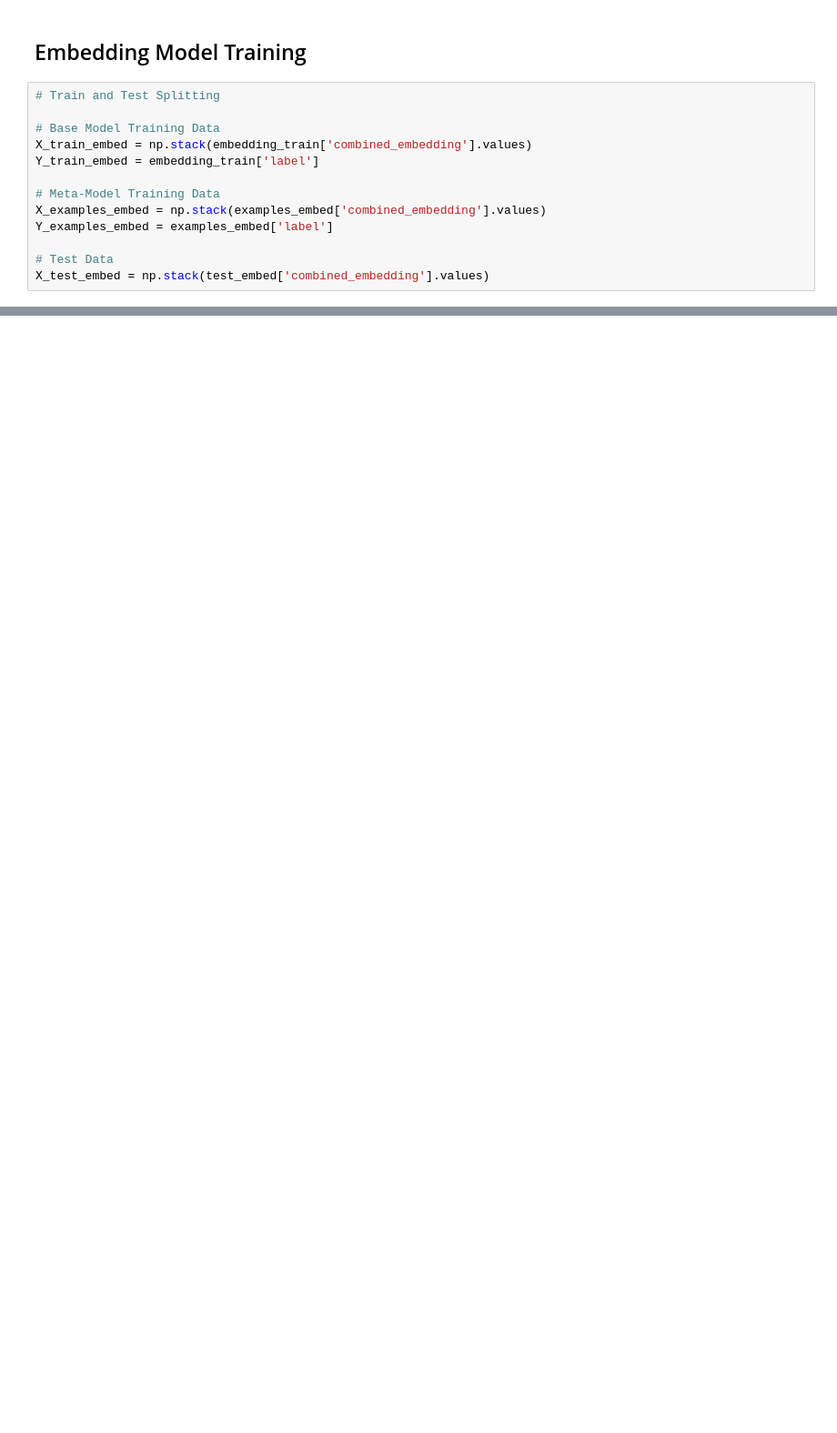
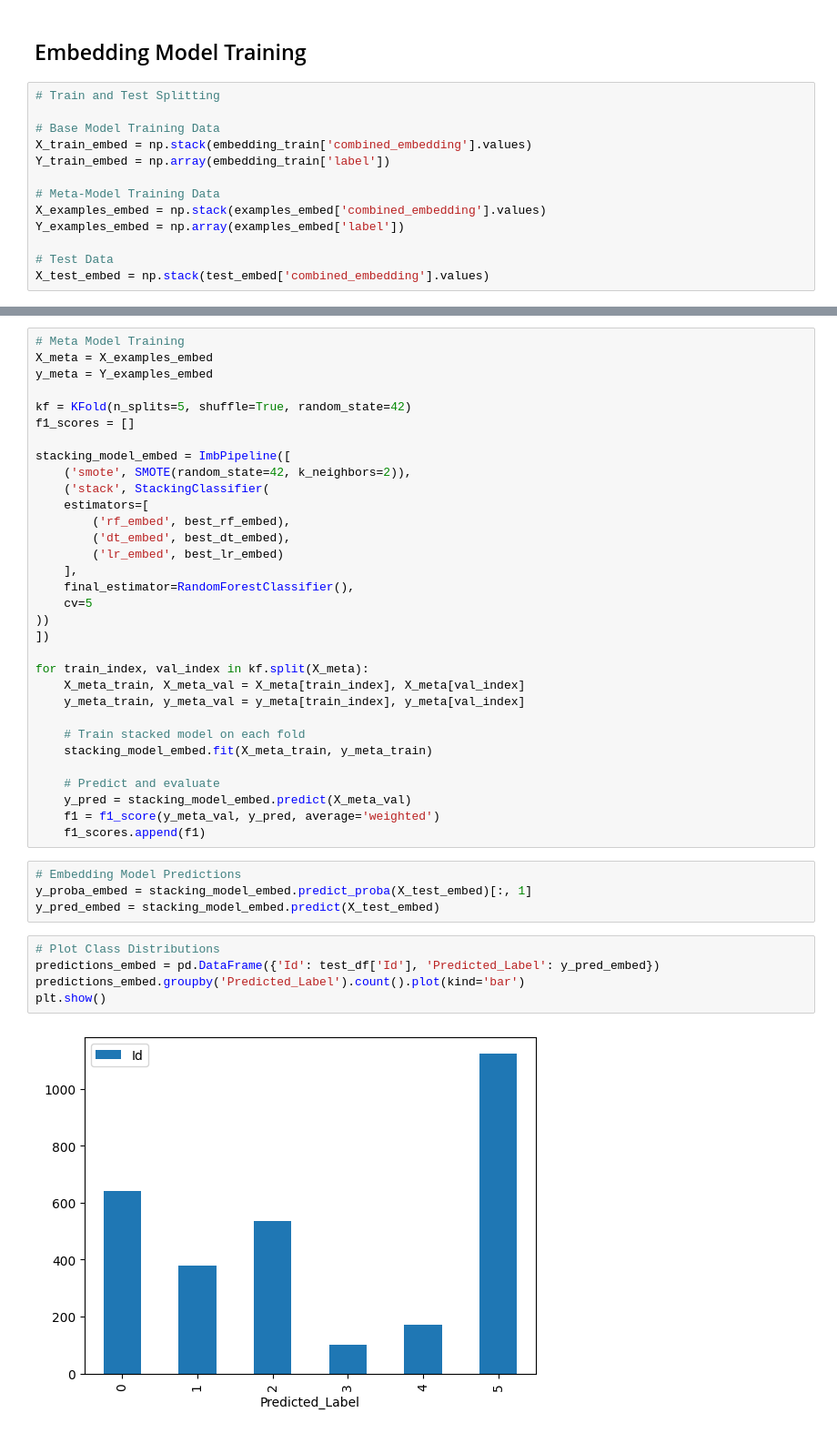
Before and after one commit to Hrishi-Salitri/data4good_competition, a Jupyter notebook: Num_Free.ipynb, the cells around one changed output, grey strips where cells are left out. Shown: that part at 91% size. Drawn from its saved outputs; the diff is of its cells as text; blank space fills up the shorter version.

```diff
--- a/Num_Free.ipynb
+++ b/Num_Free.ipynb
@@ -395,11 +395,11 @@ plt.show()
 
 # Base Model Training Data
 X_train_embed = np.stack(embedding_train['combined_embedding'].values)
-Y_train_embed = embedding_train['label']
+Y_train_embed = np.array(embedding_train['label'])
 
 # Meta-Model Training Data
 X_examples_embed = np.stack(examples_embed['combined_embedding'].values)
-Y_examples_embed = examples_embed['label']
+Y_examples_embed = np.array(examples_embed['label'])
 
 # Test Data
 X_test_embed = np.stack(test_embed['combined_embedding'].values)
@@ -405,0 +492,43 @@ X_test_embed = np.stack(test_embed['combined_embedding'].values)
+# %%
+# Meta Model Training
+X_meta = X_examples_embed
+y_meta = Y_examples_embed
+
+kf = KFold(n_splits=5, shuffle=True, random_state=42)
+f1_scores = []
+
+stacking_model_embed = ImbPipeline([
+    ('smote', SMOTE(random_state=42, k_neighbors=2)),
+    ('stack', StackingClassifier(
+    estimators=[
+        ('rf_embed', best_rf_embed),
+        ('dt_embed', best_dt_embed),
+        ('lr_embed', best_lr_embed)
+    ],
+    final_estimator=RandomForestClassifier(),
+    cv=5
+))
+])
+
+for train_index, val_index in kf.split(X_meta):
+    X_meta_train, X_meta_val = X_meta[train_index], X_meta[val_index]
+    y_meta_train, y_meta_val = y_meta[train_index], y_meta[val_index]
+
+    # Train stacked model on each fold
+    stacking_model_embed.fit(X_meta_train, y_meta_train)
+
+    # Predict and evaluate
+    y_pred = stacking_model_embed.predict(X_meta_val)
+    f1 = f1_score(y_meta_val, y_pred, average='weighted')
+    f1_scores.append(f1)
+# %%
+# Embedding Model Predictions
+y_proba_embed = stacking_model_embed.predict_proba(X_test_embed)[:, 1]
+y_pred_embed = stacking_model_embed.predict(X_test_embed)
+# %%
+# Plot Class Distributions
+predictions_embed = pd.DataFrame({'Id': test_df['Id'], 'Predicted_Label': y_pred_embed})
+predictions_embed.groupby('Predicted_Label').count().plot(kind='bar')
+plt.show()
+# %% [output]
+[figure, added]
```
Also changed, not shown: parts of 12 cells of this notebook, 2 other files.
